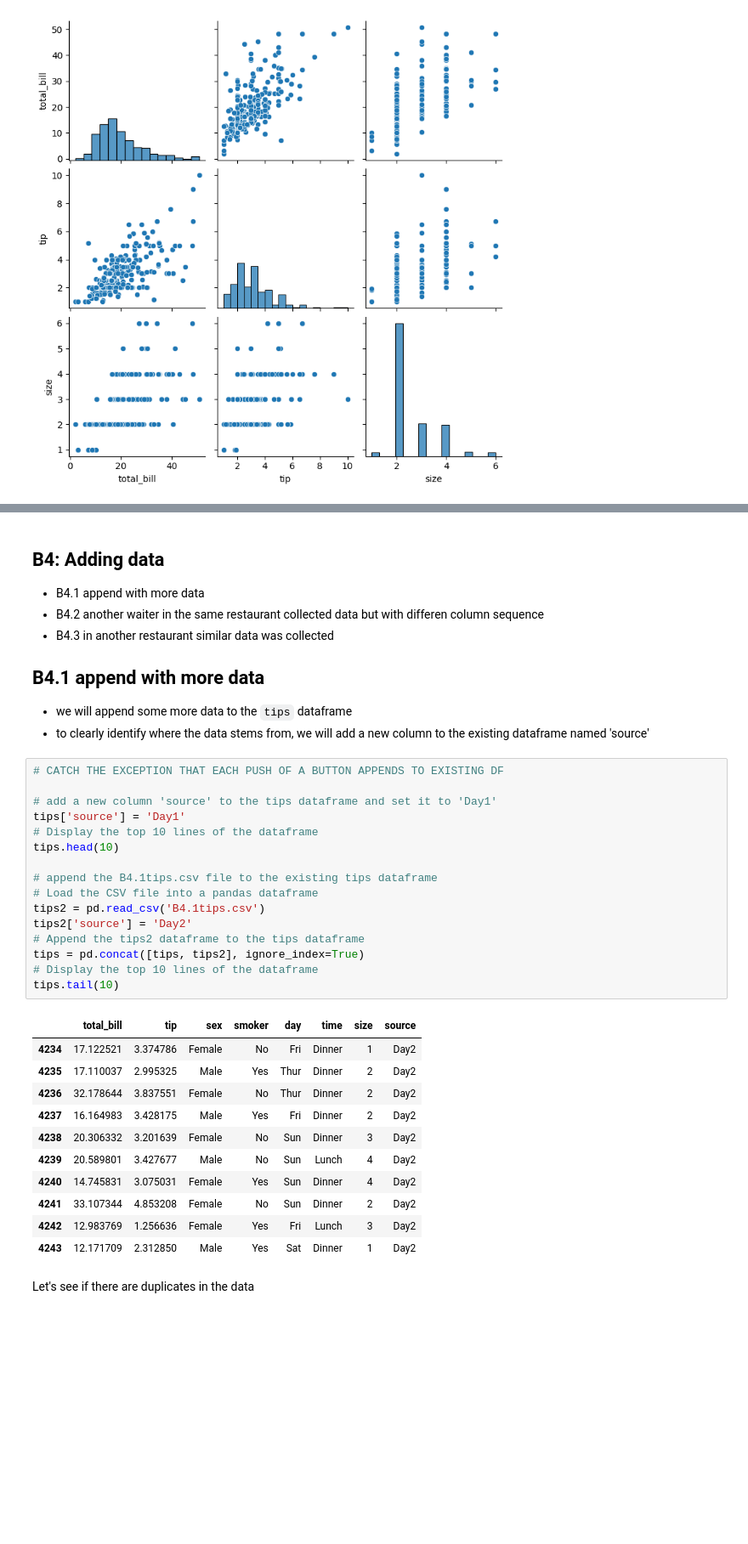
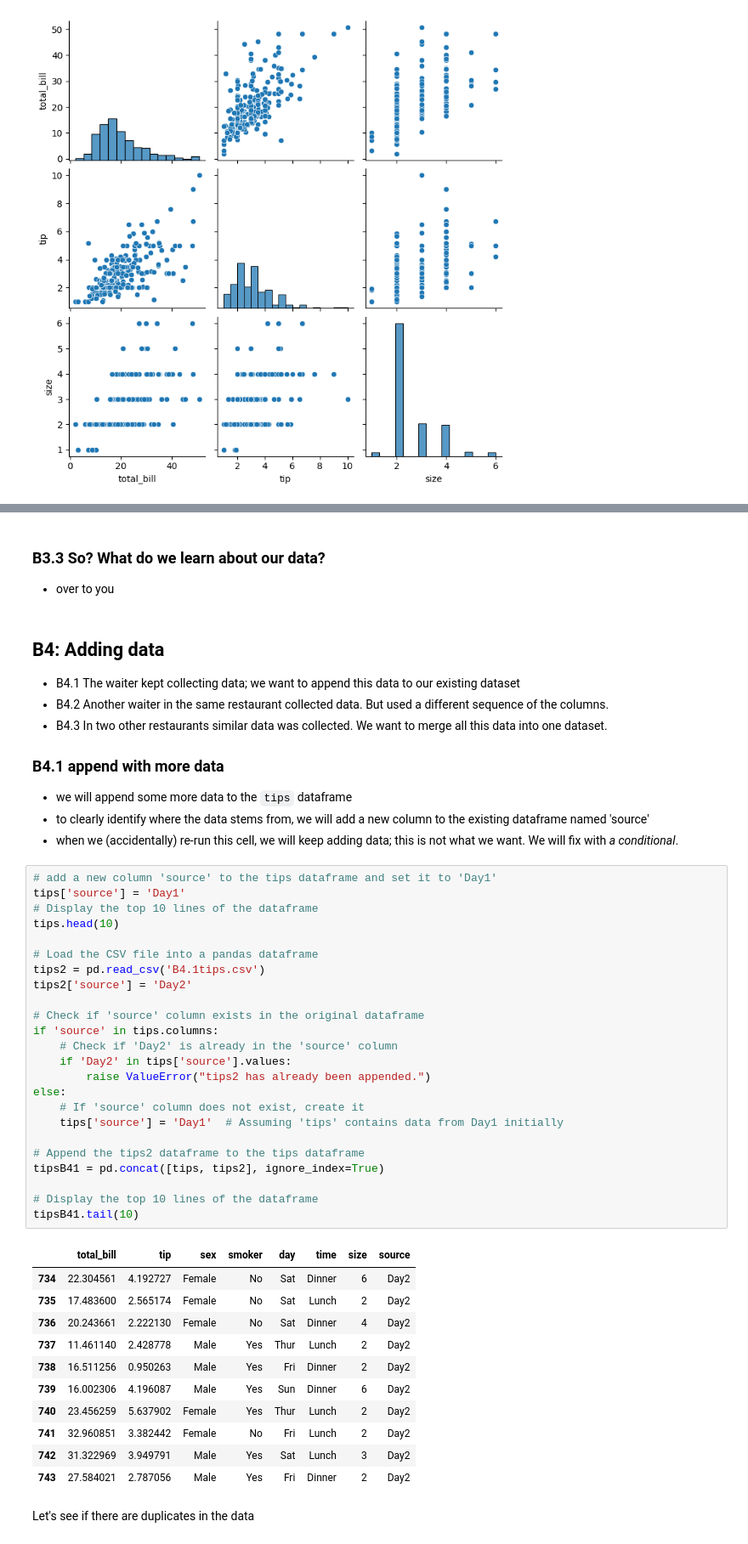
Before and after one commit to UoA-eResearch/ResBaz24Python, a Jupyter notebook: IntroductionToPython.ipynb, the cells around one changed output, grey strips where cells are left out. Shown at 85% size. Drawn from its saved outputs; the diff is of its cells as text; blank space fills up the shorter version.

```diff
--- a/IntroductionToPython.ipynb
+++ b/IntroductionToPython.ipynb
@@ -1012,40 +1023,53 @@ sns.pairplot(tips, hue='size')
+# %% [markdown]
+### B3.3 So? What do we learn about our data?
+
+- over to you
 # %% [markdown]
 ## B4: Adding data
-  - B4.1 append with more data
-  - B4.2 another waiter in the same restaurant collected data but with differen column sequence
-  - B4.3 in another restaurant similar data was collected
+  - B4.1 The waiter kept collecting data; we want to append this data to our existing dataset
+  - B4.2 Another waiter in the same restaurant collected data. But used a different sequence of the columns.
+  - B4.3 In two other restaurants similar data was collected. We want to merge all this data into one dataset.
 
-## B4.1 append with more data
+### B4.1 append with more data
 - we will append some more data to the `tips` dataframe
 - to clearly identify where the data stems from, we will add a new column to the existing dataframe named 'source'
+- when we (accidentally) re-run this cell, we will keep adding data; this is not what we want. We will fix with *a conditional*.
 # %%
-# CATCH THE EXCEPTION THAT EACH PUSH OF A BUTTON APPENDS TO EXISTING DF
-
 # add a new column 'source' to the tips dataframe and set it to 'Day1'
 tips['source'] = 'Day1'
 # Display the top 10 lines of the dataframe
 tips.head(10)
 
-# append the B4.1tips.csv file to the existing tips dataframe
 # Load the CSV file into a pandas dataframe
 tips2 = pd.read_csv('B4.1tips.csv')
 tips2['source'] = 'Day2'
+
+# Check if 'source' column exists in the original dataframe
+if 'source' in tips.columns:
+    # Check if 'Day2' is already in the 'source' column
+    if 'Day2' in tips['source'].values:
+        raise ValueError("tips2 has already been appended.")
+else:
+    # If 'source' column does not exist, create it
+    tips['source'] = 'Day1'  # Assuming 'tips' contains data from Day1 initially
+
 # Append the tips2 dataframe to the tips dataframe
-tips = pd.concat([tips, tips2], ignore_index=True)
+tipsB41 = pd.concat([tips, tips2], ignore_index=True)
+
 # Display the top 10 lines of the dataframe
-tips.tail(10)
+tipsB41.tail(10)
 # %% [output]
 |  | total_bill | tip | sex | smoker | day | time | size | source |
-| 4234 | 17.122521 | 3.374786 | Female | No | Fri | Dinner | 1 | Day2 |
-| 4235 | 17.110037 | 2.995325 | Male | Yes | Thur | Dinner | 2 | Day2 |
-| 4236 | 32.178644 | 3.837551 | Female | No | Thur | Dinner | 2 | Day2 |
-| 4237 | 16.164983 | 3.428175 | Male | Yes | Fri | Dinner | 2 | Day2 |
-| 4238 | 20.306332 | 3.201639 | Female | No | Sun | Dinner | 3 | Day2 |
-| 4239 | 20.589801 | 3.427677 | Male | No | Sun | Lunch | 4 | Day2 |
-| 4240 | 14.745831 | 3.075031 | Female | Yes | Sun | Dinner | 4 | Day2 |
-| 4241 | 33.107344 | 4.853208 | Female | No | Sun | Dinner | 2 | Day2 |
-| 4242 | 12.983769 | 1.256636 | Female | Yes | Fri | Lunch | 3 | Day2 |
-| 4243 | 12.171709 | 2.312850 | Male | Yes | Sat | Dinner | 1 | Day2 |
+| 734 | 22.304561 | 4.192727 | Female | No | Sat | Dinner | 6 | Day2 |
+| 735 | 17.483600 | 2.565174 | Female | No | Sat | Lunch | 2 | Day2 |
+| 736 | 20.243661 | 2.222130 | Female | No | Sat | Dinner | 4 | Day2 |
+| 737 | 11.461140 | 2.428778 | Male | Yes | Thur | Lunch | 2 | Day2 |
+| 738 | 16.511256 | 0.950263 | Male | Yes | Fri | Dinner | 2 | Day2 |
+| 739 | 16.002306 | 4.196087 | Male | Yes | Sun | Dinner | 6 | Day2 |
+| 740 | 23.456259 | 5.637902 | Female | Yes | Thur | Lunch | 2 | Day2 |
+| 741 | 32.960851 | 3.382442 | Female | No | Fri | Lunch | 2 | Day2 |
+| 742 | 31.322969 | 3.949791 | Male | Yes | Sat | Lunch | 3 | Day2 |
+| 743 | 27.584021 | 2.787056 | Male | Yes | Fri | Dinner | 2 | Day2 |
 # %% [markdown]
 Let's see if there are duplicates in the data
 # %%
```
Also changed, not shown: parts of 34 cells of this notebook, 6 other files.
